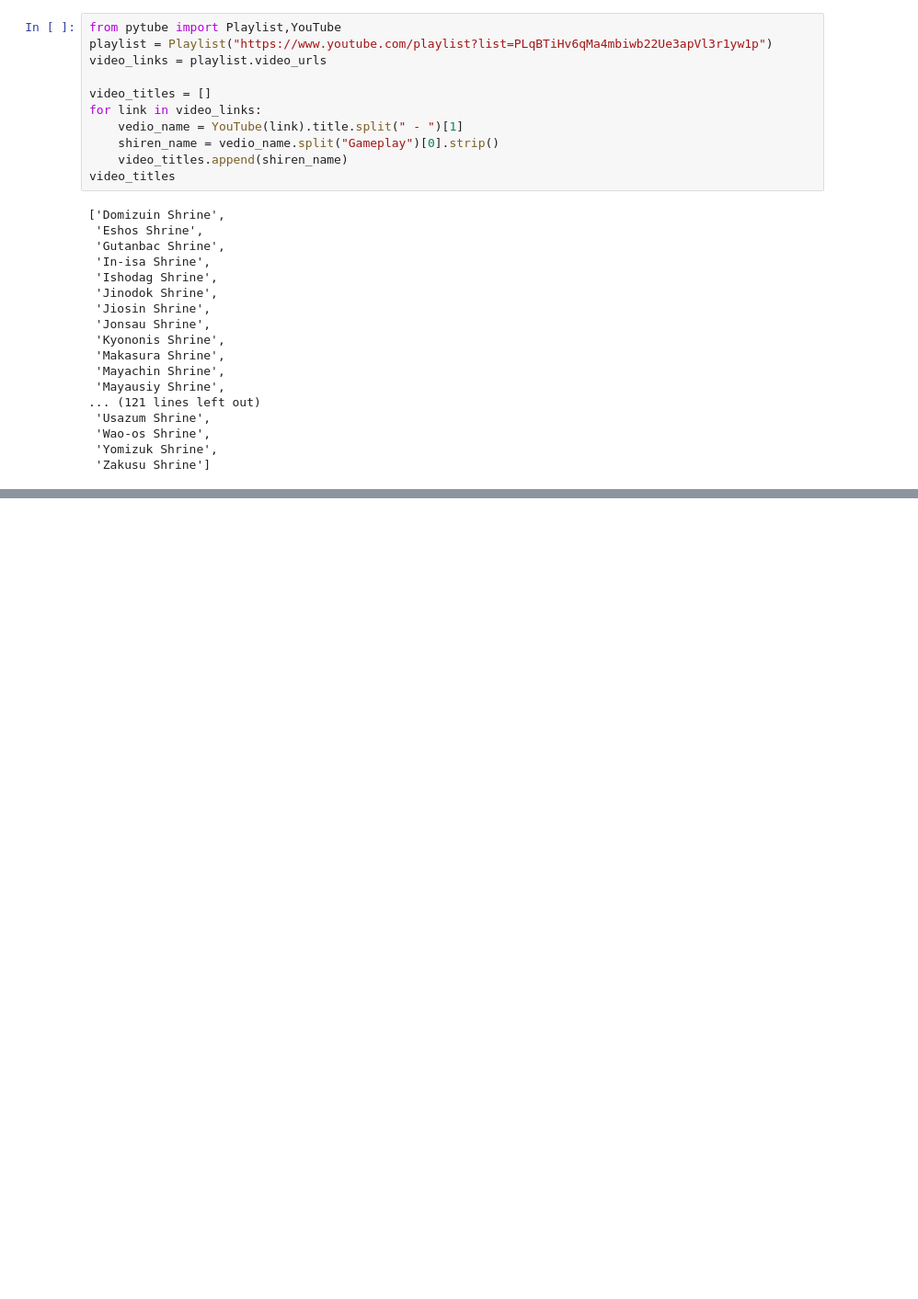
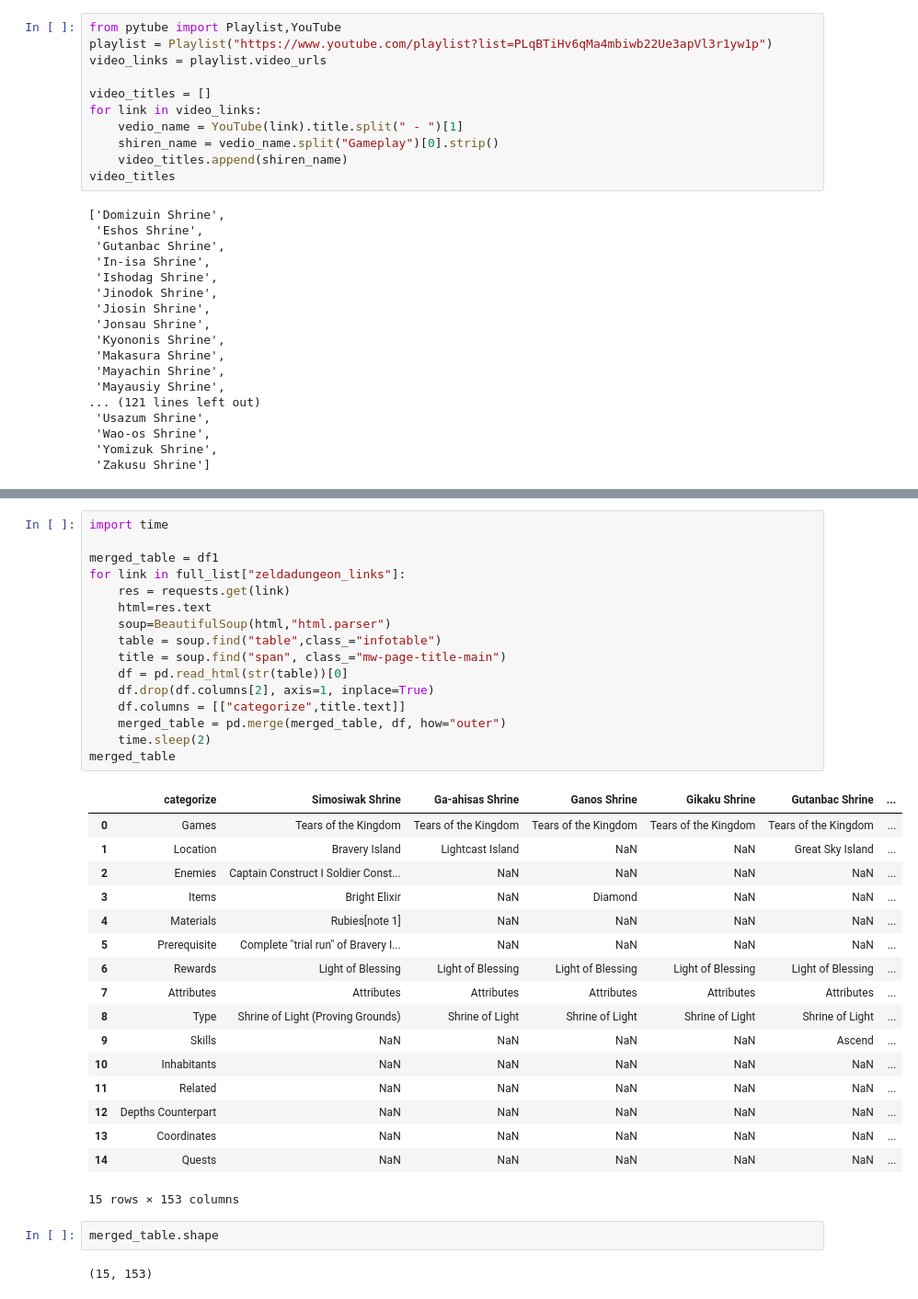
Before and after one commit to JOOWON0/zelda, a Jupyter notebook: shrien.ipynb, the cells around one changed output, grey strips where cells are left out. Shown: that part at 92% size. Cells and saved outputs as stored; diff of their text form; blank space fills up the shorter version.

```diff
--- a/shrien.ipynb
+++ b/shrien.ipynb
@@ -367,0 +541,38 @@ youtube_df_ing
+# %%
+import time
+
+merged_table = df1
+for link in full_list["zeldadungeon_links"]:
+    res = requests.get(link)
+    html=res.text
+    soup=BeautifulSoup(html,"html.parser")
+    table = soup.find("table",class_="infotable")
+    title = soup.find("span", class_="mw-page-title-main")
+    df = pd.read_html(str(table))[0]
+    df.drop(df.columns[2], axis=1, inplace=True)
+    df.columns = [["categorize",title.text]]
+    merged_table = pd.merge(merged_table, df, how="outer")
+    time.sleep(2)
+merged_table
+# %% [output]
+|  | categorize | Simosiwak Shrine | Ga-ahisas Shrine | Ganos Shrine | Gikaku Shrine | Gutanbac Shrine | ... |
+| 0 | Games | Tears of the Kingdom | Tears of the Kingdom | Tears of the Kingdom | Tears of the Kingdom | Tears of the Kingdom | ... |
+| 1 | Location | Bravery Island | Lightcast Island | NaN | NaN | Great Sky Island | ... |
+| 2 | Enemies | Captain Construct I Soldier Const... | NaN | NaN | NaN | NaN | ... |
+| 3 | Items | Bright Elixir | NaN | Diamond | NaN | NaN | ... |
+| 4 | Materials | Rubies[note 1] | NaN | NaN | NaN | NaN | ... |
+| 5 | Prerequisite | Complete "trial run" of Bravery I... | NaN | NaN | NaN | NaN | ... |
+| 6 | Rewards | Light of Blessing | Light of Blessing | Light of Blessing | Light of Blessing | Light of Blessing | ... |
+| 7 | Attributes | Attributes | Attributes | Attributes | Attributes | Attributes | ... |
+| 8 | Type | Shrine of Light (Proving Grounds) | Shrine of Light | Shrine of Light | Shrine of Light | Shrine of Light | ... |
+| 9 | Skills | NaN | NaN | NaN | NaN | Ascend | ... |
+| 10 | Inhabitants | NaN | NaN | NaN | NaN | NaN | ... |
+| 11 | Related | NaN | NaN | NaN | NaN | NaN | ... |
+| 12 | Depths Counterpart | NaN | NaN | NaN | NaN | NaN | ... |
+| 13 | Coordinates | NaN | NaN | NaN | NaN | NaN | ... |
+| 14 | Quests | NaN | NaN | NaN | NaN | NaN | ... |
+15 rows × 153 columns
+# %%
+merged_table.shape
+# %% [output]
+(15, 153)
```
Also changed, not shown: parts of 32 cells of this notebook.
